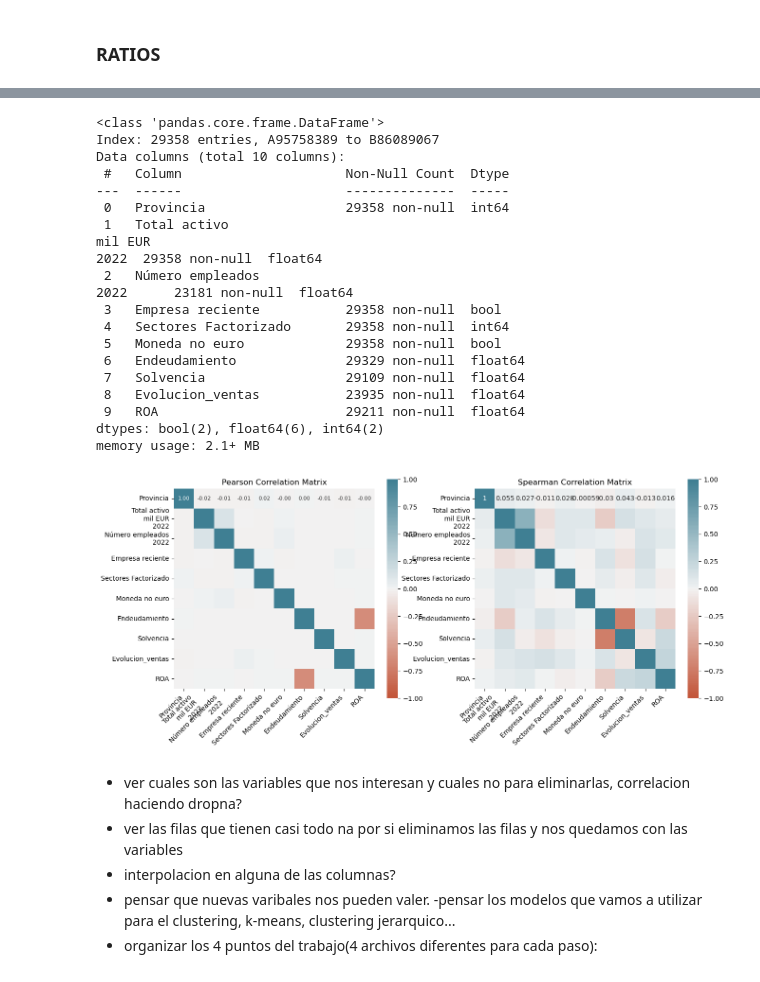
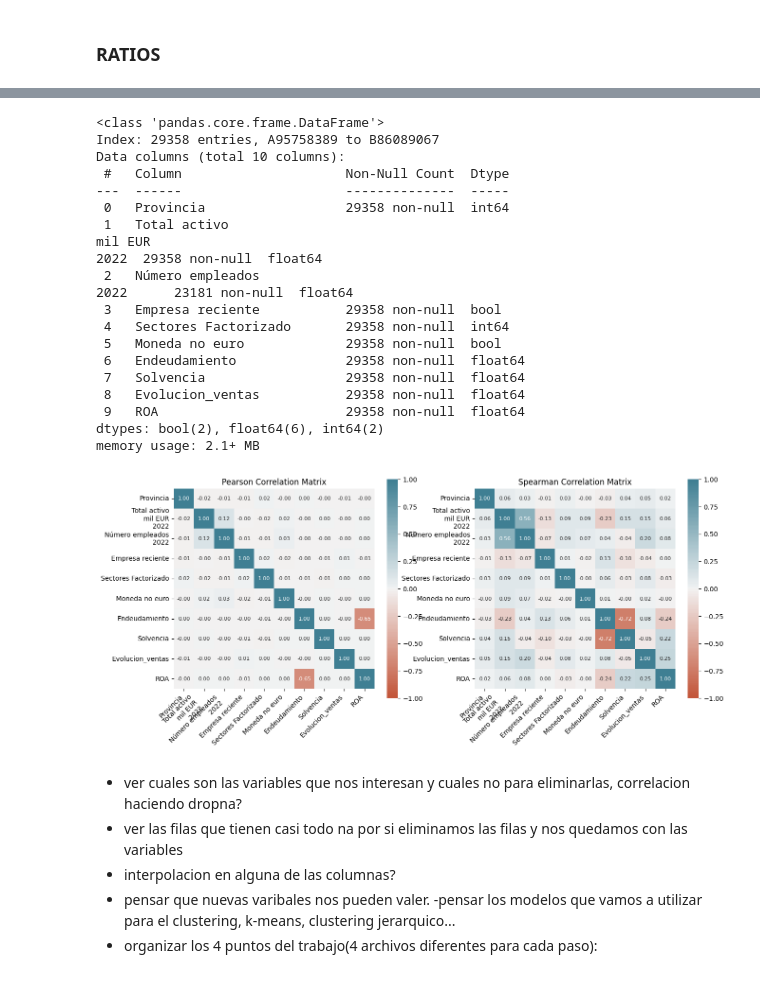
Before and after one commit to Aristondo/Equipo-Naranja, a Jupyter notebook: Reto_Procesamiento.ipynb, the cells around one changed output, grey strips where cells are left out. Drawn from its saved outputs; the diff is of its cells as text; code cells hidden in the pictures.

```diff
--- a/Reto_Procesamiento.ipynb
+++ b/Reto_Procesamiento.ipynb
@@ -556,11 +604,3 @@ df_2020_2022['Evolucion_ventas']=df_2020_2022['Evolucion_ventas_total']/df_2020_
 # %%
+df_2020_2022['Resultado del Ejercicio\nmil EUR\n2022'] = df_2020_2022['Resultado del Ejercicio\nmil EUR\n2022'].fillna(0)
 df_2020_2022['ROA']=df_2020_2022['Resultado del Ejercicio\nmil EUR\n2022']/df_2020_2022['Total activo\nmil EUR\n2022']
-# %%
-df_2020_2022.drop(columns=['Nombre','Localidad', 'País', 'Fecha constitución', 'Importador / Exportador', 'Países importación', 'Países exportación', 'Resultado del Ejercicio\nmil EUR\n2022',
-        'Ingresos de explotación\nmil EUR\n2022',
-       'Activo circulante\nmil EUR\n2022', 'Pasivo líquido\nmil EUR\n2022',
-       'Resultado Explotación\nmil EUR\n2022',
-       'Otros activos líquidos\nmil EUR\n2022',
-       'Capital suscrito\nmil EUR\n2022',
-       'Otros fondos propios\nmil EUR\n2022',
-       'Ingresos de explotación\nmil EUR\n2020', 'Pasivo Total', 'Evolucion_ventas_total' ], inplace=True)
@@ -581,5 +607,9 @@ dtype: int64
+# %%
+df_procesado=df_2020_2022[['Provincia', 'Total activo\nmil EUR\n2022', 'Número empleados\n2022',
+       'Empresa reciente', 'Sectores Factorizado', 'Moneda no euro',
+       'Endeudamiento', 'Solvencia', 'Evolucion_ventas', 'ROA']]
 # %%
-df_2020_2022.info()
+df_procesado.info()
 # %% [output]
 <class 'pandas.core.frame.DataFrame'>
 Index: 29358 entries, A95758389 to B86089067
@@ -595,9 +625,9 @@ mil EUR
  3   Empresa reciente           29358 non-null  bool
  4   Sectores Factorizado       29358 non-null  int64
  5   Moneda no euro             29358 non-null  bool
- 6   Endeudamiento              29329 non-null  float64
- 7   Solvencia                  29109 non-null  float64
- 8   Evolucion_ventas           23935 non-null  float64
- 9   ROA                        29211 non-null  float64
+ 6   Endeudamiento              29358 non-null  float64
+ 7   Solvencia                  29358 non-null  float64
+ 8   Evolucion_ventas           29358 non-null  float64
+ 9   ROA                        29358 non-null  float64
 dtypes: bool(2), float64(6), int64(2)
 memory usage: 2.1+ MB
@@ -604,20 +636,20 @@ memory usage: 2.1+ MB
 # %%
-corr_pearson = df_2020_2022.corr(method="pearson")
-corr_spearman = df_2020_2022.corr(method="spearman")
+corr_pearson = df_procesado.corr(method="pearson")
+corr_spearman = df_procesado.corr(method="spearman")
 # %%
 fig, ax =plt.subplots(1,2, figsize=(15,6))
 
 sns.heatmap(corr_pearson, vmin=-1, vmax=1, center=0,cmap=sns.diverging_palette(20, 220, n=200),square=True, ax=ax[0], annot=True, fmt=".2f", annot_kws={"size": 8})
 ax[0].set_xticklabels(ax[0].get_xticklabels(),rotation=45,horizontalalignment='right')
 ax[0].set_yticklabels(ax[0].get_yticklabels(),rotation=0,horizontalalignment='right')
 ax[0].set_title("Pearson Correlation Matrix")
 
-sns.heatmap(corr_spearman, vmin=-1, vmax=1, center=0,cmap=sns.diverging_palette(20, 220, n=200),square=True, annot=True, ax=ax[1])
+sns.heatmap(corr_spearman, vmin=-1, vmax=1, center=0,cmap=sns.diverging_palette(20, 220, n=200),square=True, annot=True, ax=ax[1], fmt=".2f", annot_kws={"size": 8})
 ax[1].set_xticklabels(ax[1].get_xticklabels(),rotation=45,horizontalalignment='right')
 ax[1].set_yticklabels(ax[1].get_yticklabels(),rotation=0,horizontalalignment='right')
 ax[1].set_title("Spearman Correlation Matrix");
 # %% [output]
-[figure, old version]
+[figure, new version]
 # %% [markdown]
 - ver cuales son las variables que nos interesan y cuales no para eliminarlas, correlacion haciendo dropna?
 - ver las filas que tienen casi todo na por si eliminamos las filas y nos quedamos con las variables
```
Also changed, not shown: parts of 17 cells of this notebook.
